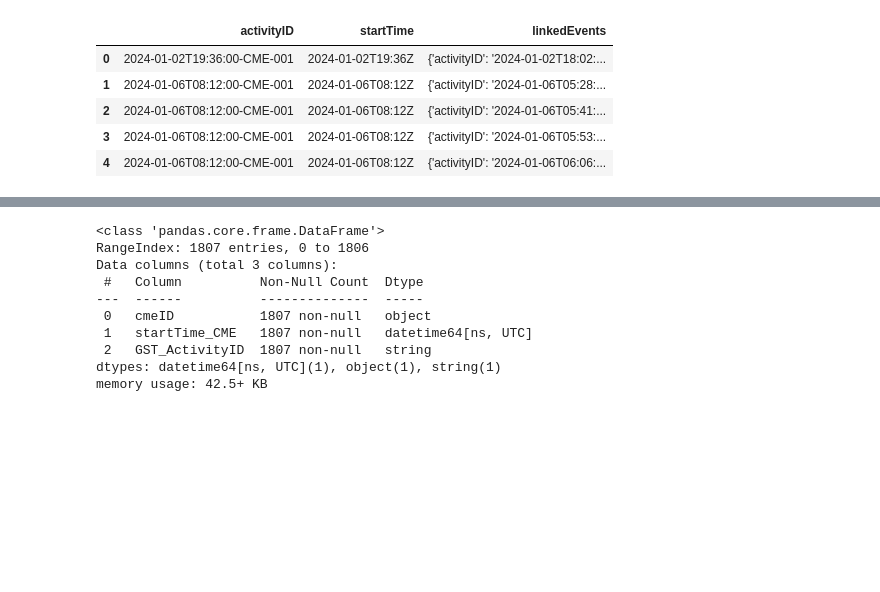
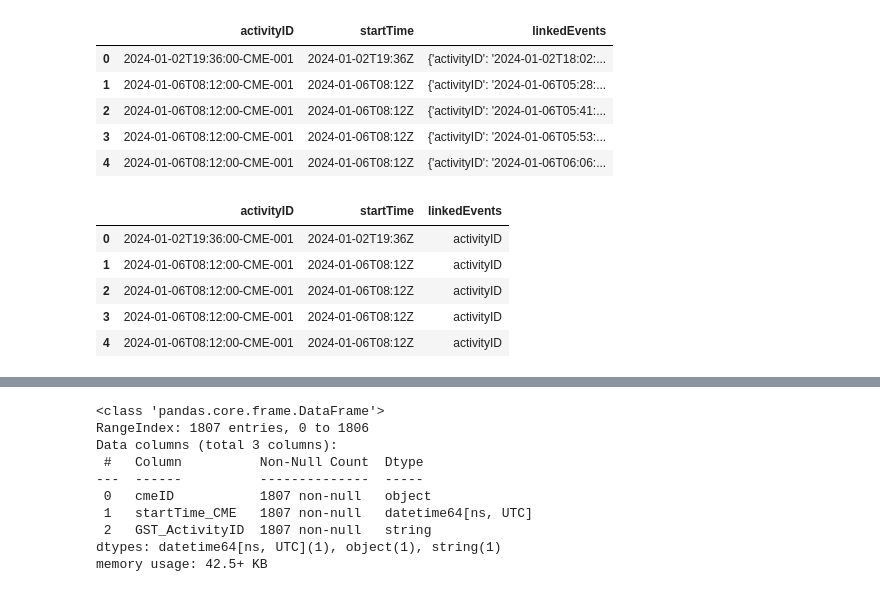
Before and after one commit to xraySMULu/data-sourcing-challenge, a Jupyter notebook: retrieve_data_solution.ipynb, the cells around one changed output, grey strips where cells are left out. Cells and saved outputs as stored; diff of their text form; code cells hidden in the pictures; blank space fills up the shorter version.

```diff
--- a/retrieve_data_solution.ipynb
+++ b/retrieve_data_solution.ipynb
@@ -137,6 +138,17 @@ df_for_loop.head()
 | 2 | 2024-01-06T08:12:00-CME-001 | 2024-01-06T08:12Z | {'activityID': '2024-01-06T05:41:... |
 | 3 | 2024-01-06T08:12:00-CME-001 | 2024-01-06T08:12Z | {'activityID': '2024-01-06T05:53:... |
 | 4 | 2024-01-06T08:12:00-CME-001 | 2024-01-06T08:12Z | {'activityID': '2024-01-06T06:06:... |
+# %%
+df_explode = df_for_loop.explode('linkedEvents', ignore_index=True)
+# Use the head function to show the dataframe
+df_explode.head()
+# %% [output]
+|  | activityID | startTime | linkedEvents |
+| 0 | 2024-01-02T19:36:00-CME-001 | 2024-01-02T19:36Z | activityID |
+| 1 | 2024-01-06T08:12:00-CME-001 | 2024-01-06T08:12Z | activityID |
+| 2 | 2024-01-06T08:12:00-CME-001 | 2024-01-06T08:12Z | activityID |
+| 3 | 2024-01-06T08:12:00-CME-001 | 2024-01-06T08:12Z | activityID |
+| 4 | 2024-01-06T08:12:00-CME-001 | 2024-01-06T08:12Z | activityID |
 # %%
 # Create a function called extract_activityID_from_dict that takes a dict as input such as in linkedEvents
 # and verify below that it works as expected using one row from linkedEvents as an example
```
Also changed, not shown: parts of 8 cells of this notebook.
